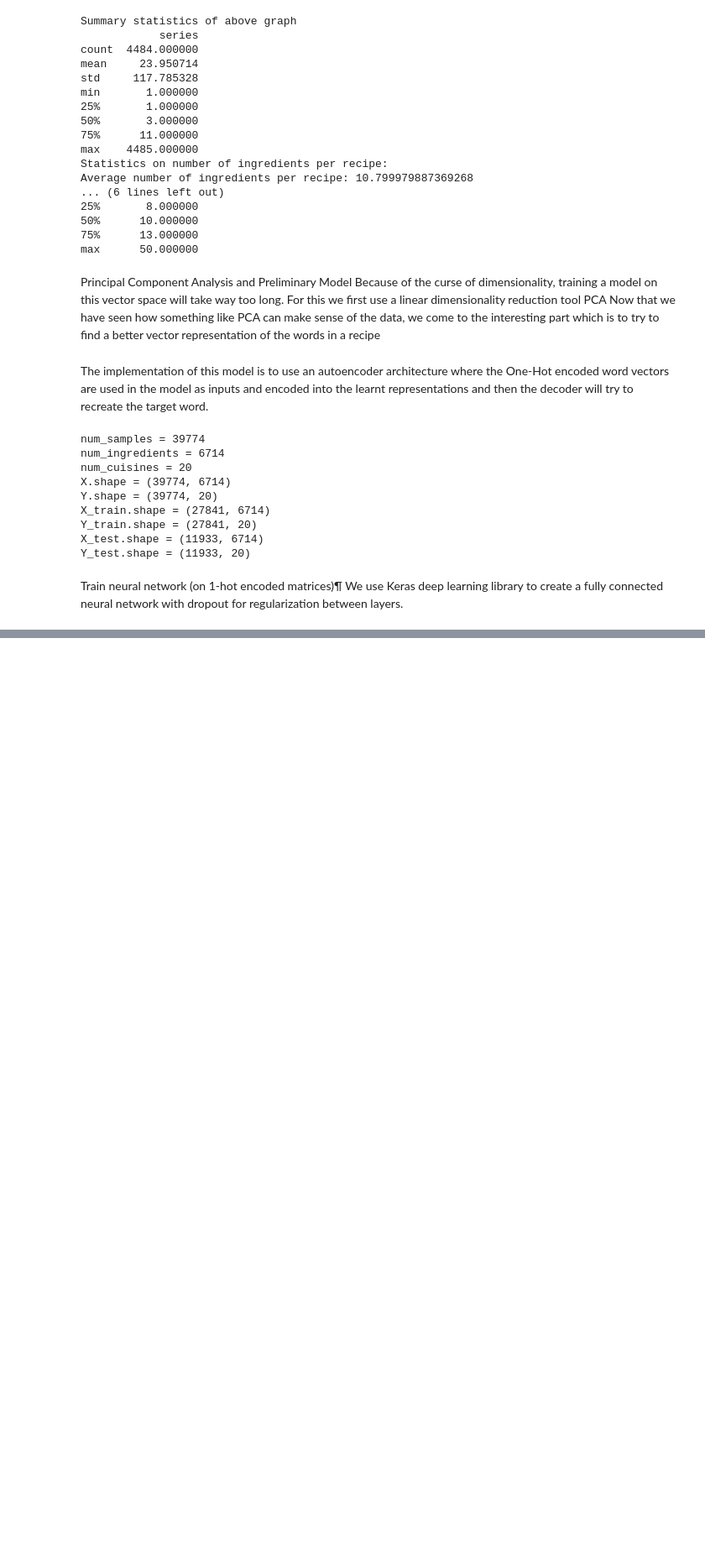
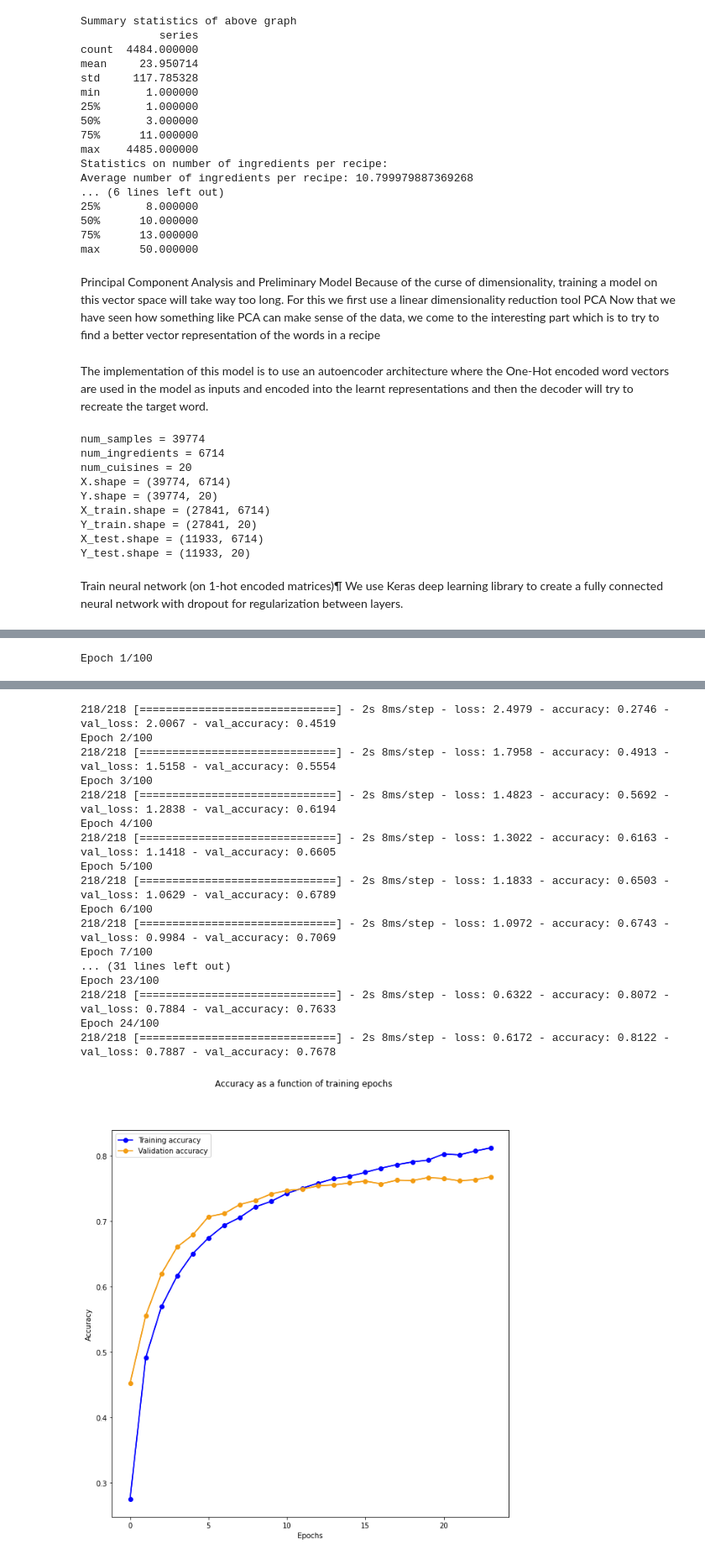
Before and after one commit to xxl4tomxu98/autoencoder-feature-extraction, a Jupyter notebook: whats-cooking/tf_pca_ae_ohe.ipynb, the cells around one changed output, grey strips where cells are left out. Shown at 84% size. Drawn from its saved outputs; the diff is of its cells as text; code cells hidden in the pictures; blank space fills up the shorter version.

```diff
--- a/whats-cooking/tf_pca_ae_ohe.ipynb
+++ b/whats-cooking/tf_pca_ae_ohe.ipynb
@@ -551,0 +486,7 @@ print(val_pca.shape)
+# %%
+nn_pca = NN()
+nn_pca.train(train_pca, Y_train, val_pca, Y_test)
+nn_pca.validate(val_pca, Y_test)
+nn_pca.write_prediction('./test.json', './nn_ohe_pca_submission.csv', True)
+# %% [output]
+Epoch 1/100
@@ -551,0 +495,18 @@ print(val_pca.shape)
+218/218 [==============================] - 2s 8ms/step - loss: 2.4979 - accuracy: 0.2746 - val_loss: 2.0067 - val_accuracy: 0.4519
+Epoch 2/100
+218/218 [==============================] - 2s 8ms/step - loss: 1.7958 - accuracy: 0.4913 - val_loss: 1.5158 - val_accuracy: 0.5554
+Epoch 3/100
+218/218 [==============================] - 2s 8ms/step - loss: 1.4823 - accuracy: 0.5692 - val_loss: 1.2838 - val_accuracy: 0.6194
+Epoch 4/100
+218/218 [==============================] - 2s 8ms/step - loss: 1.3022 - accuracy: 0.6163 - val_loss: 1.1418 - val_accuracy: 0.6605
+Epoch 5/100
+218/218 [==============================] - 2s 8ms/step - loss: 1.1833 - accuracy: 0.6503 - val_loss: 1.0629 - val_accuracy: 0.6789
+Epoch 6/100
+218/218 [==============================] - 2s 8ms/step - loss: 1.0972 - accuracy: 0.6743 - val_loss: 0.9984 - val_accuracy: 0.7069
+Epoch 7/100
+... (31 lines left out)
+Epoch 23/100
+218/218 [==============================] - 2s 8ms/step - loss: 0.6322 - accuracy: 0.8072 - val_loss: 0.7884 - val_accuracy: 0.7633
+Epoch 24/100
+218/218 [==============================] - 2s 8ms/step - loss: 0.6172 - accuracy: 0.8122 - val_loss: 0.7887 - val_accuracy: 0.7678
+[figure, added]
```
Also changed, not shown: parts of 17 cells of this notebook, 2 other files.
